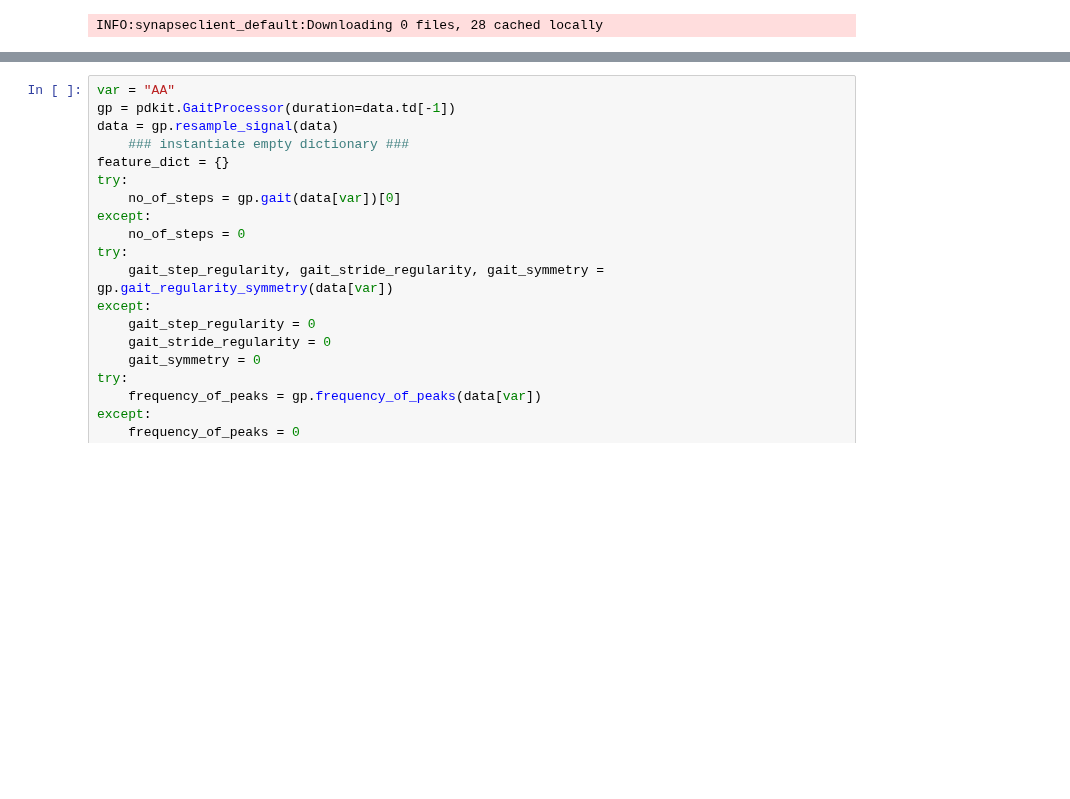
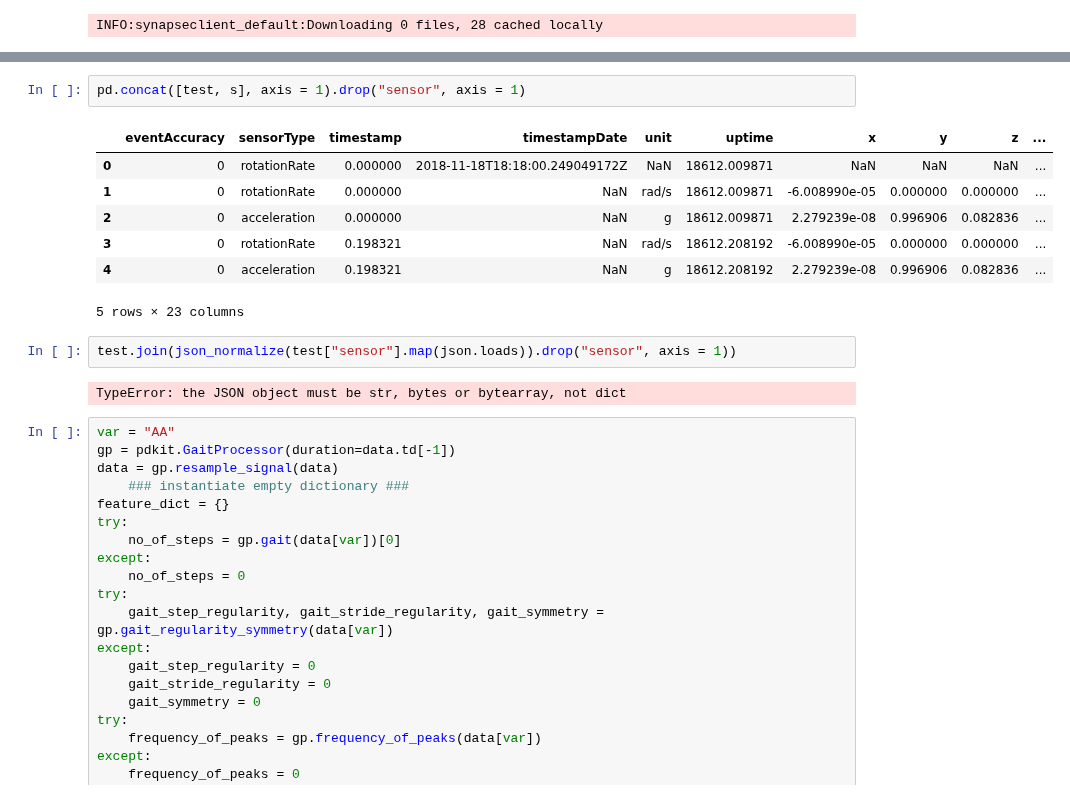
Before and after one commit to arytontediarjo/mPower-Analysis, a Jupyter notebook: Notebooks/etc.ipynb, the cells around one changed output, grey strips where cells are left out. Saved outputs shown, nothing was run; the diff lists cells and outputs as text; blank space fills up the shorter version.

```diff
--- a/Notebooks/etc.ipynb
+++ b/Notebooks/etc.ipynb
@@ -113,3 +112,17 @@ data
+# %%
+pd.concat([test, s], axis = 1).drop("sensor", axis = 1)
+# %% [output]
+|  | eventAccuracy | sensorType | timestamp | timestampDate | unit | uptime | x | y | z | ... |
+| 0 | 0 | rotationRate | 0.000000 | 2018-11-18T18:18:00.249049172Z | NaN | 18612.009871 | NaN | NaN | NaN | ... |
+| 1 | 0 | rotationRate | 0.000000 | NaN | rad/s | 18612.009871 | -6.008990e-05 | 0.000000 | 0.000000 | ... |
+| 2 | 0 | acceleration | 0.000000 | NaN | g | 18612.009871 | 2.279239e-08 | 0.996906 | 0.082836 | ... |
+| 3 | 0 | rotationRate | 0.198321 | NaN | rad/s | 18612.208192 | -6.008990e-05 | 0.000000 | 0.000000 | ... |
+| 4 | 0 | acceleration | 0.198321 | NaN | g | 18612.208192 | 2.279239e-08 | 0.996906 | 0.082836 | ... |
+5 rows × 23 columns
+# %%
+test.join(json_normalize(test["sensor"].map(json.loads)).drop("sensor", axis = 1))
+# %% [output]
+TypeError: the JSON object must be str, bytes or bytearray, not dict
 # %%
 var = "AA"
 gp = pdkit.GaitProcessor(duration=data.td[-1])
```
Also changed, not shown: parts of 8 cells of this notebook, 2 other files.
